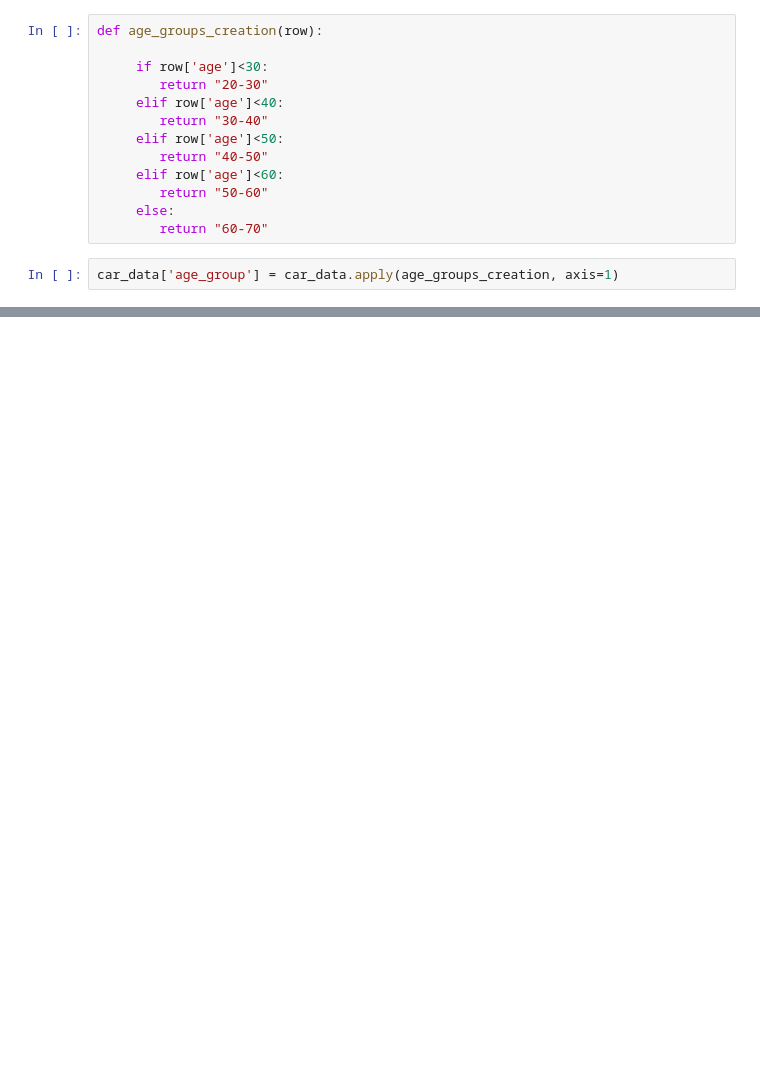
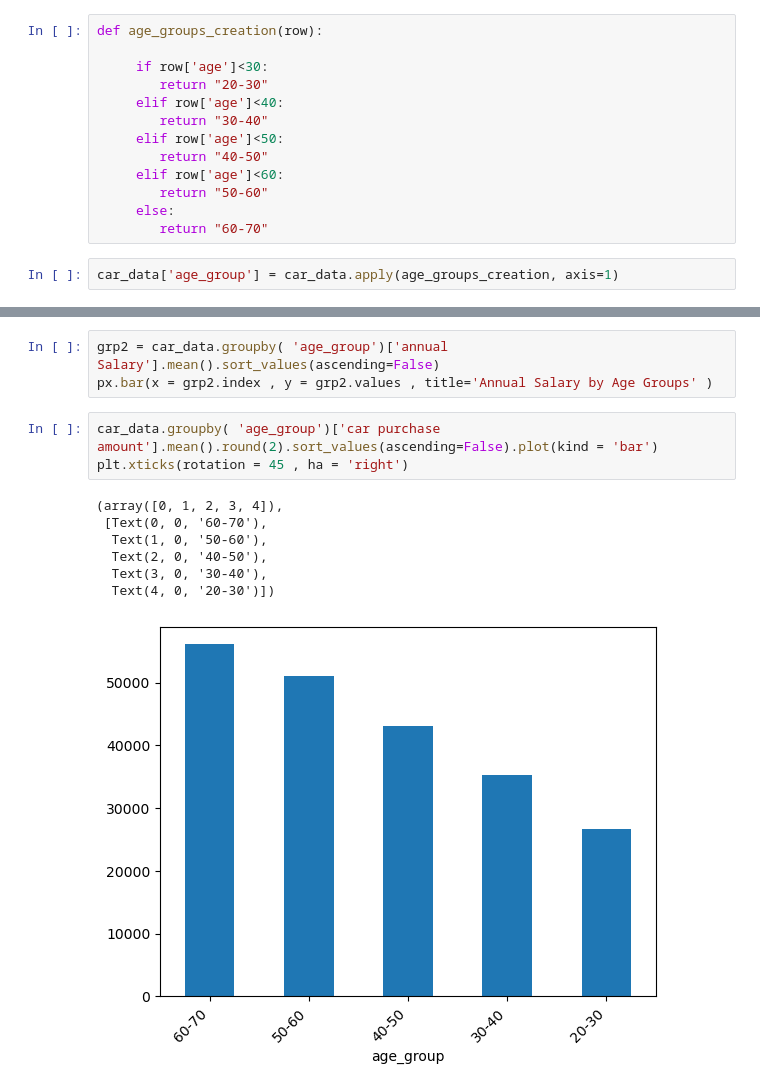
Before and after one commit to TonyHamilton10/MachineLearning, a Jupyter notebook: Tutorials.ipynb, the cells around one changed output, grey strips where cells are left out. Drawn from its saved outputs; the diff is of its cells as text; blank space fills up the shorter version.

```diff
--- a/Tutorials.ipynb
+++ b/Tutorials.ipynb
@@ -812,0 +816,14 @@ Name: age_group, dtype: int64
+# %%
+grp2 = car_data.groupby( 'age_group')['annual Salary'].mean().sort_values(ascending=False)
+px.bar(x = grp2.index , y = grp2.values , title='Annual Salary by Age Groups' )
+# %%
+car_data.groupby( 'age_group')['car purchase amount'].mean().round(2).sort_values(ascending=False).plot(kind = 'bar')
+plt.xticks(rotation = 45 , ha = 'right')
+# %% [output]
+(array([0, 1, 2, 3, 4]),
+ [Text(0, 0, '60-70'),
+  Text(1, 0, '50-60'),
+  Text(2, 0, '40-50'),
+  Text(3, 0, '30-40'),
+  Text(4, 0, '20-30')])
+[figure, added]
```
Also changed, not shown: parts of 46 cells of this notebook, 7 other files.
